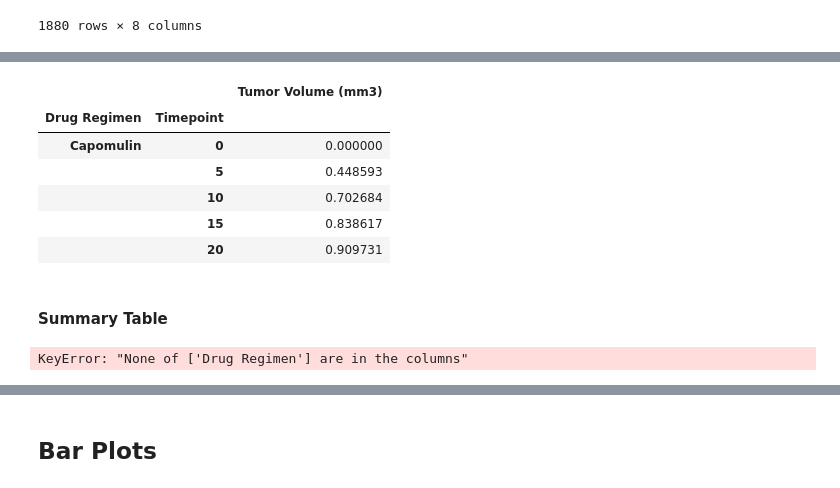
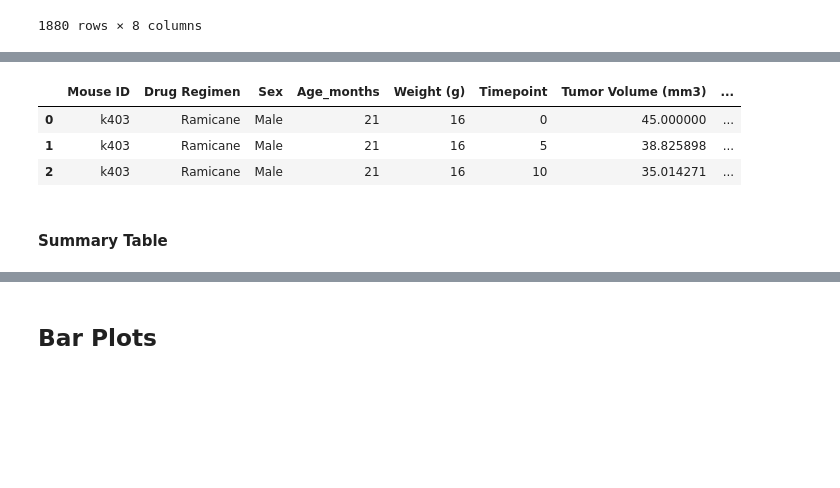
Before and after one commit to iunupe/matplotlib-challenge, a Jupyter notebook: Pymaceuticals/pymaceuticals_starter.ipynb, the cells around one changed output, grey strips where cells are left out. Drawn from its saved outputs; the diff is of its cells as text; code cells hidden in the pictures; blank space fills up the shorter version.

```diff
--- a/Pymaceuticals/pymaceuticals_starter.ipynb
+++ b/Pymaceuticals/pymaceuticals_starter.ipynb
@@ -441,31 +334,9 @@ summary_stats_stdev.head()
-# %%
-# Generate a summary statistics table of mean, median, variance, standard deviation, and SEM
-# of the tumor volume for each regimen
-
-summary_stats_sem = cleaned_data.groupby(['Drug Regimen', 'Timepoint'])['Tumor Volume (mm3)'].sem()
-
-# Convert to DataFrame
-summary_stats_sem = pd.DataFrame(summary_stats_sem)
-
-# Preview DataFrame
-summary_stats_sem.head()
-# %% [output]
-|  |  | Tumor Volume (mm3) |
-| Drug Regimen | Timepoint |  |
-| Capomulin | 0 | 0.000000 |
-|  | 5 | 0.448593 |
-|  | 10 | 0.702684 |
-|  | 15 | 0.838617 |
-|  | 20 | 0.909731 |
+# %%
+cleaned_data.head(3)
+# %% [output]
+|  | Mouse ID | Drug Regimen | Sex | Age_months | Weight (g) | Timepoint | Tumor Volume (mm3) | ... |
+| 0 | k403 | Ramicane | Male | 21 | 16 | 0 | 45.000000 | ... |
+| 1 | k403 | Ramicane | Male | 21 | 16 | 5 | 38.825898 | ... |
+| 2 | k403 | Ramicane | Male | 21 | 16 | 10 | 35.014271 | ... |
 # %% [markdown]
 #### Summary Table
-# %%
-# Combined/New Data Frame
-
-summary_stats = summary_stats.set_index("Drug Regimen")
-
-# Preview
-
-summary_stats
-# %% [output]
-KeyError: "None of ['Drug Regimen'] are in the columns"
```
Also changed, not shown: parts of 39 cells of this notebook, 4 other files.
